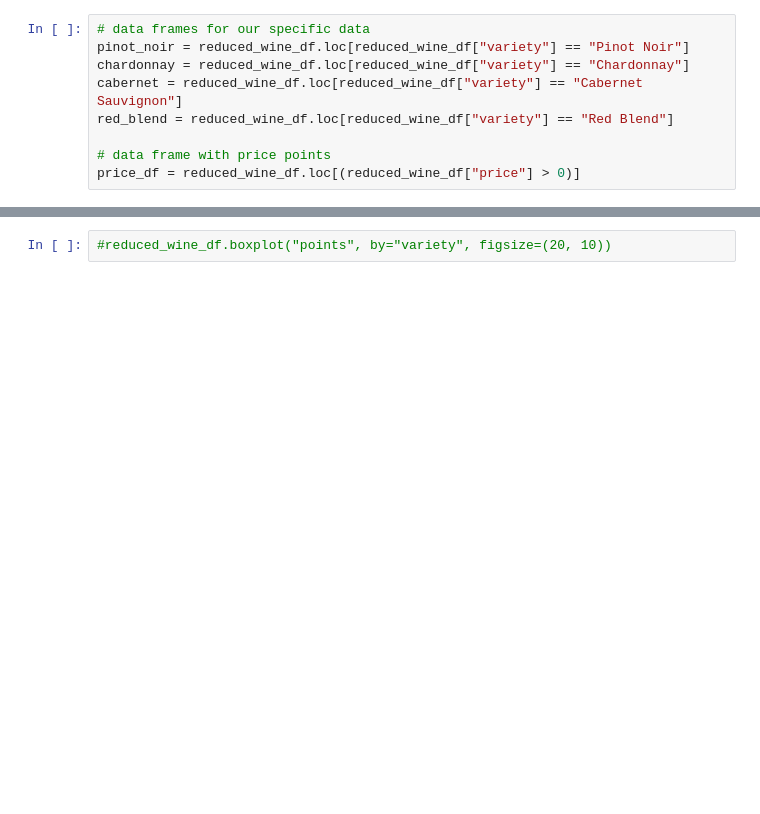
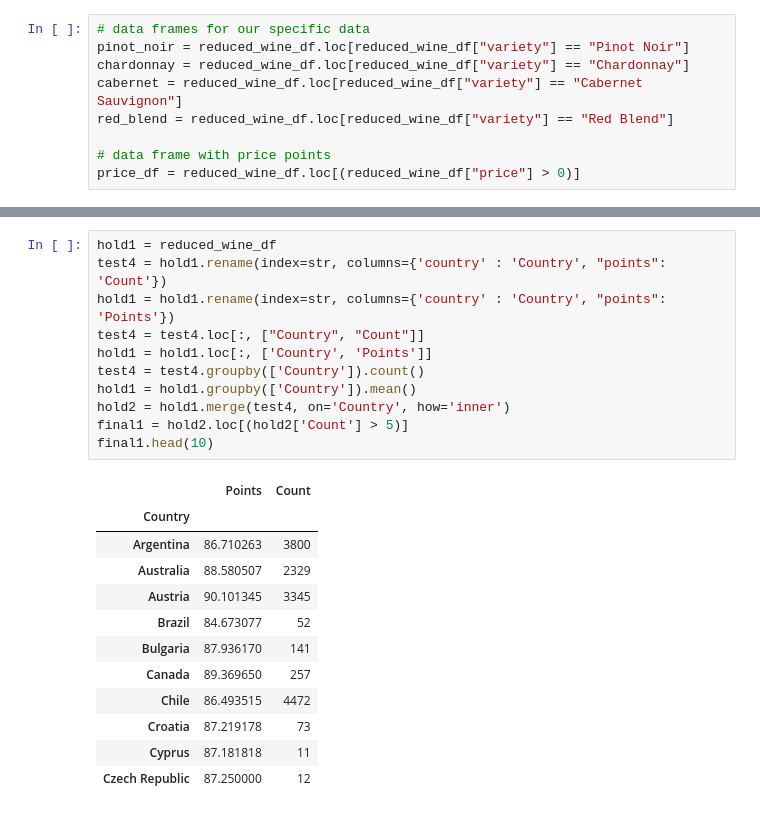
Before and after one commit to SpencerHitchcock/data-project-one, a Jupyter notebook: data_explore2.ipynb, the cells around one changed output, grey strips where cells are left out. Saved outputs shown, nothing was run; the diff lists cells and outputs as text; blank space fills up the shorter version.

```diff
--- a/data_explore2.ipynb
+++ b/data_explore2.ipynb
@@ -38,2 +39,24 @@ F_onewayResult(statistic=312.67809989095554, pvalue=7.251864807709925e-201)
-# %%
-#reduced_wine_df.boxplot("points", by="variety", figsize=(20, 10))
+# %%
+hold1 = reduced_wine_df
+test4 = hold1.rename(index=str, columns={'country' : 'Country', "points": 'Count'})
+hold1 = hold1.rename(index=str, columns={'country' : 'Country', "points": 'Points'})
+test4 = test4.loc[:, ["Country", "Count"]]
+hold1 = hold1.loc[:, ['Country', 'Points']]
+test4 = test4.groupby(['Country']).count()
+hold1 = hold1.groupby(['Country']).mean()
+hold2 = hold1.merge(test4, on='Country', how='inner')
+final1 = hold2.loc[(hold2['Count'] > 5)]
+final1.head(10)
+# %% [output]
+|  | Points | Count |
+| Country |  |  |
+| Argentina | 86.710263 | 3800 |
+| Australia | 88.580507 | 2329 |
+| Austria | 90.101345 | 3345 |
+| Brazil | 84.673077 | 52 |
+| Bulgaria | 87.936170 | 141 |
+| Canada | 89.369650 | 257 |
+| Chile | 86.493515 | 4472 |
+| Croatia | 87.219178 | 73 |
+| Cyprus | 87.181818 | 11 |
+| Czech Republic | 87.250000 | 12 |
```
Also changed, not shown: parts of 4 cells of this notebook, 1 other file.
